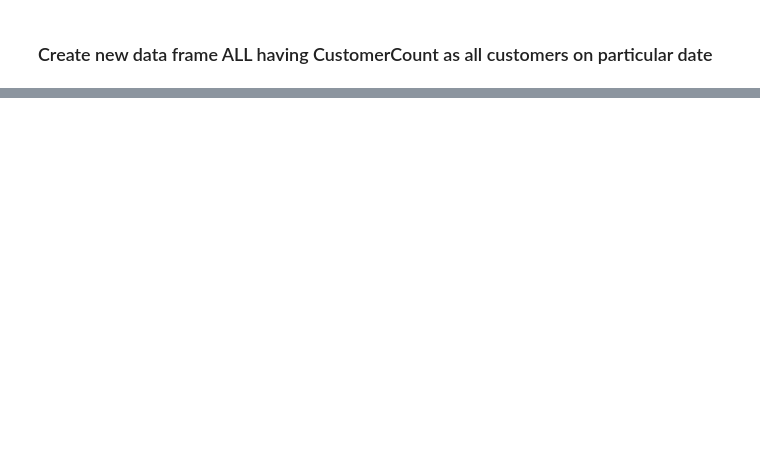
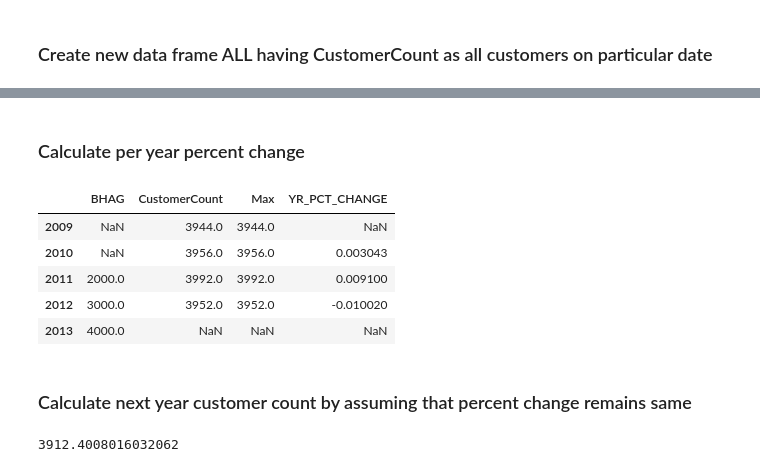
Before and after one commit to karandevgan/pandas-tutorial, a Jupyter notebook: Pandas Tutorial 3.ipynb, the cells around one changed output, grey strips where cells are left out. Saved outputs shown, nothing was run; the diff lists cells and outputs as text; code cells hidden in the pictures; blank space fills up the shorter version.

```diff
--- a/Pandas Tutorial 3.ipynb
+++ b/Pandas Tutorial 3.ipynb
@@ -234,0 +276,20 @@ ALL.head()
+# %%
+Year = combined.groupby(lambda x: x.year).max()
+# %% [markdown]
+### Calculate per year percent change
+# %%
+Year['YR_PCT_CHANGE'] = Year['Max'].pct_change(periods=1)
+Year
+# %% [output]
+|  | BHAG | CustomerCount | Max | YR_PCT_CHANGE |
+| 2009 | NaN | 3944.0 | 3944.0 | NaN |
+| 2010 | NaN | 3956.0 | 3956.0 | 0.003043 |
+| 2011 | 2000.0 | 3992.0 | 3992.0 | 0.009100 |
+| 2012 | 3000.0 | 3952.0 | 3952.0 | -0.010020 |
+| 2013 | 4000.0 | NaN | NaN | NaN |
+# %% [markdown]
+### Calculate next year customer count by assuming that percent change remains same
+# %%
+(1 + Year.ix[2012, 'YR_PCT_CHANGE']) * (Year.ix[2012, 'Max'])
+# %% [output]
+3912.4008016032062
```
Also changed, not shown: parts of 19 cells of this notebook, 3 other files.
